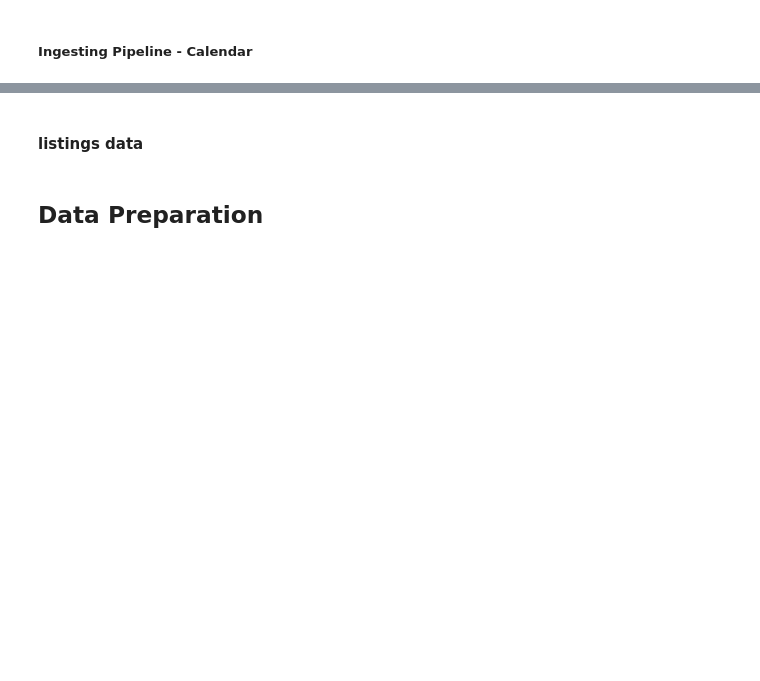
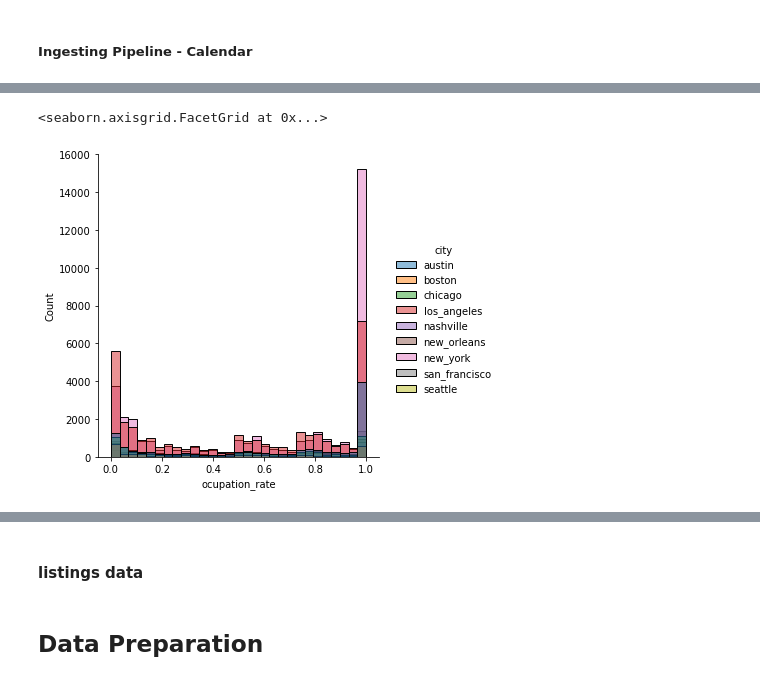
Before and after one commit to vpontello/AirBnb_feature_importance, a Jupyter notebook: DataScience_Post.ipynb, the cells around one changed output, grey strips where cells are left out. Cells and saved outputs as stored; diff of their text form; code cells hidden in the pictures; blank space fills up the shorter version.

```diff
--- a/DataScience_Post.ipynb
+++ b/DataScience_Post.ipynb
@@ -461,0 +515,6 @@ trusted_calendar_dataset.to_csv('datasets/trusted/calendar_dataset.csv')
+# %%
+sns.displot(x='ocupation_rate', data=trusted_calendar_dataset, hue='city')
+# histplot(element='ocupation_rate', data=trusted_calendar_dataset, hue='city')
+# %% [output]
+<seaborn.axisgrid.FacetGrid at 0x...>
+[figure, added]
```
Also changed, not shown: parts of 14 cells of this notebook.
